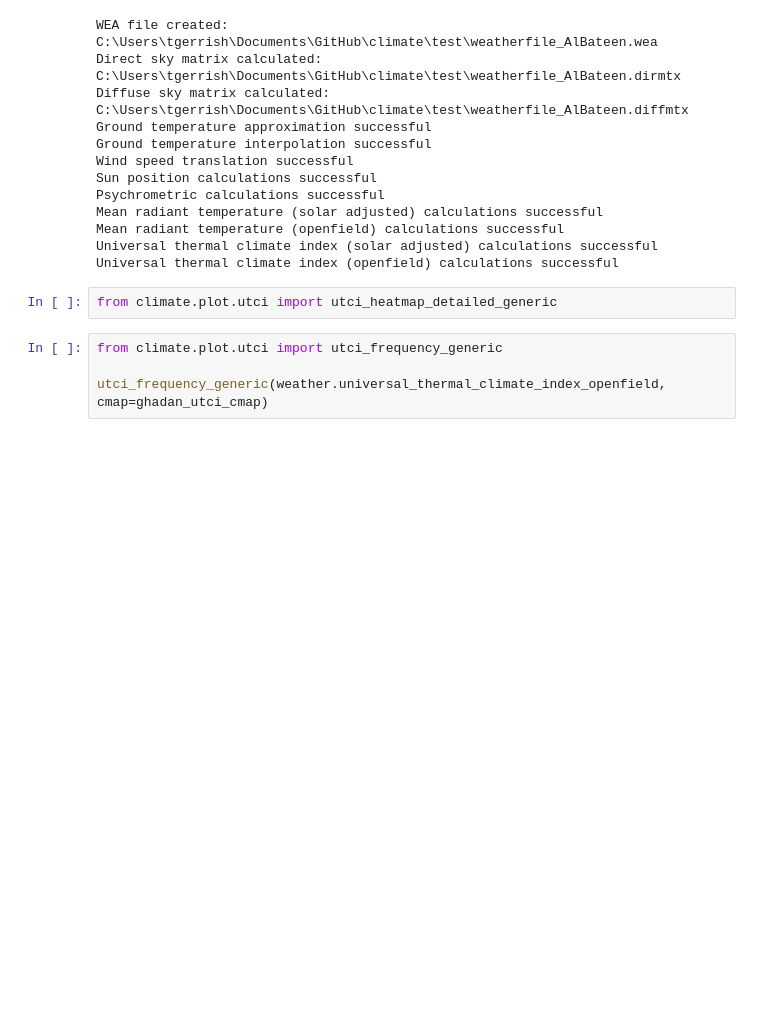
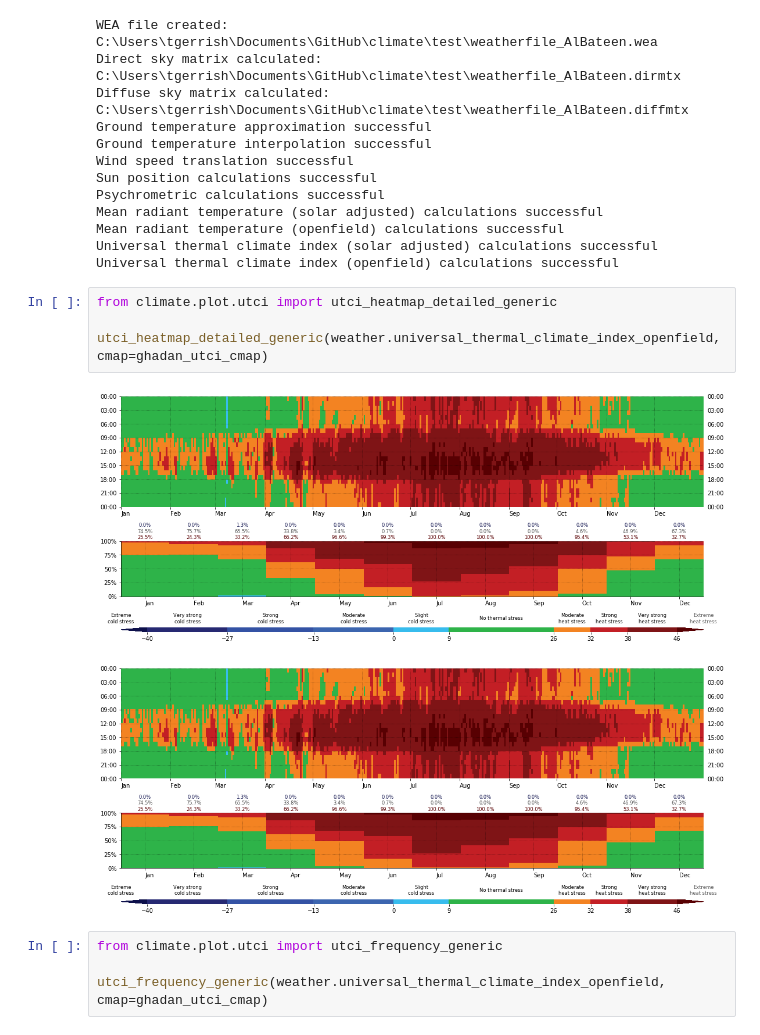
Before and after one commit to cycle13/climate, a Jupyter notebook: test.ipynb, the cells around one changed output. Saved outputs shown, nothing was run; the diff lists cells and outputs as text; blank space fills up the shorter version.

```diff
--- a/test.ipynb
+++ b/test.ipynb
@@ -47,6 +47,11 @@ Universal thermal climate index (solar adjusted) calculations successful
 Universal thermal climate index (openfield) calculations successful
 # %%
 from climate.plot.utci import utci_heatmap_detailed_generic
+
+utci_heatmap_detailed_generic(weather.universal_thermal_climate_index_openfield, cmap=ghadan_utci_cmap)
+# %% [output]
+[figure, added]
+[figure, added]
 # %%
 from climate.plot.utci import utci_frequency_generic
 
```
Also changed, not shown: 4 other files.
